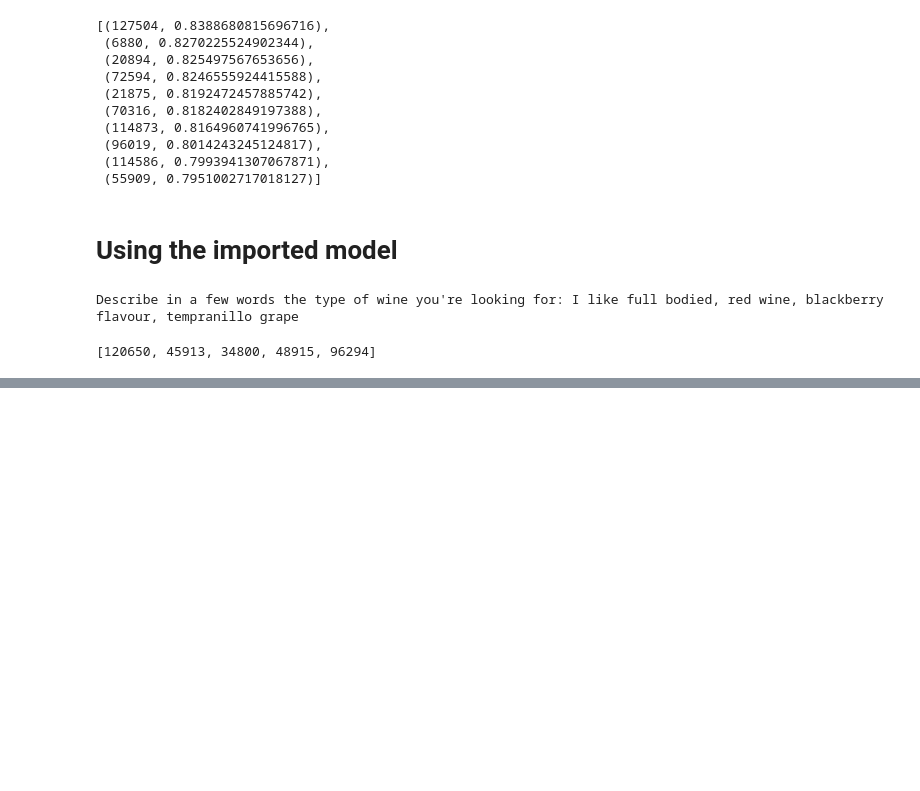
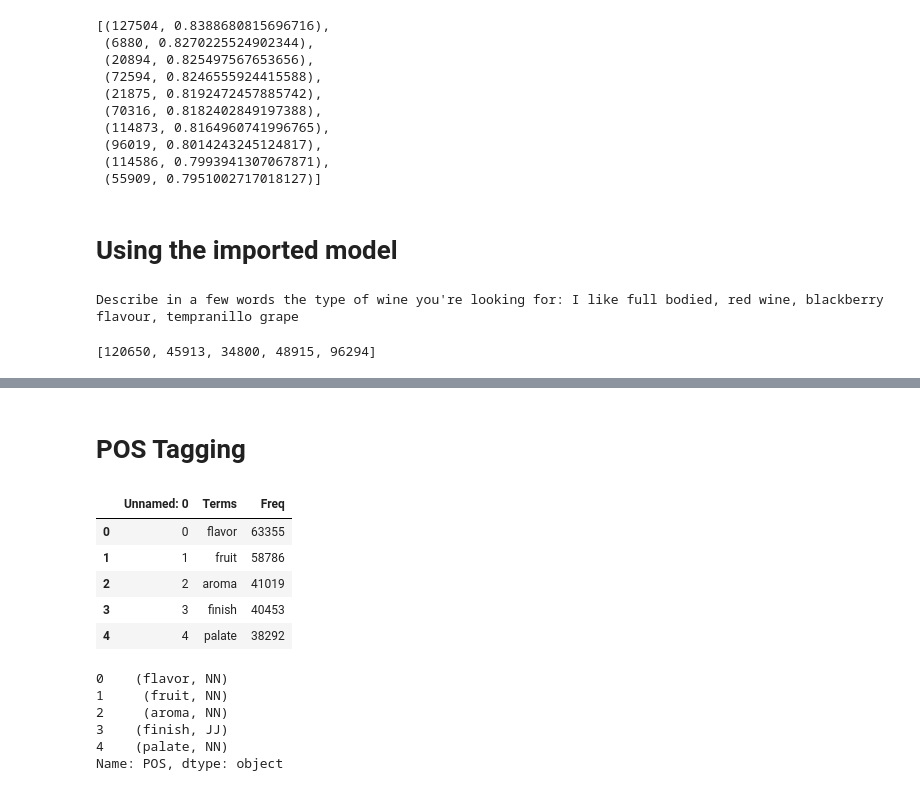
Before and after one commit to AugMoura/vino, a Jupyter notebook: notebooks/vino_augusto.ipynb, the cells around one changed output, grey strips where cells are left out. Drawn from its saved outputs; the diff is of its cells as text; code cells hidden in the pictures; blank space fills up the shorter version.

Commit message:
Generating list of Common Words with POS tags

```diff
--- a/notebooks/vino_augusto.ipynb
+++ b/notebooks/vino_augusto.ipynb
@@ -450,3 +444,15 @@ df.iloc[idx]
 | 34800 | 34800 | Spain | Ripe, minty and exuberant on the ... | Jaloco Joven | 85 | 10.0 | Central Spain | Ribera del Guadiana | NaN | ... |
 | 48915 | 48915 | US | No shrinking violet at 15.9% abv,... | NaN | 87 | 30.0 | California | Sierra Foothills | Sierra Foothills | ... |
 | 96294 | 96294 | US | Full and piquant aromas of black ... | Rodney's Vineyard | 92 | 48.0 | California | Santa Barbara County | Central Coast | ... |
+# %% [markdown]
+# POS Tagging
+# %%
+common_words = pd.read_csv("common_words_df.csv")
+common_words.head()
+# %% [output]
+|  | Unnamed: 0 | Terms | Freq |
+| 0 | 0 | flavor | 63355 |
+| 1 | 1 | fruit | 58786 |
+| 2 | 2 | aroma | 41019 |
+| 3 | 3 | finish | 40453 |
+| 4 | 4 | palate | 38292 |
@@ -452,0 +461,9 @@ df.iloc[idx]
+# %%
+common_words["POS"].head()
+# %% [output]
+0    (flavor, NN)
+1     (fruit, NN)
+2     (aroma, NN)
+3    (finish, JJ)
+4    (palate, NN)
+Name: POS, dtype: object
```
Also changed, not shown: parts of 7 cells of this notebook, 1 other file.
